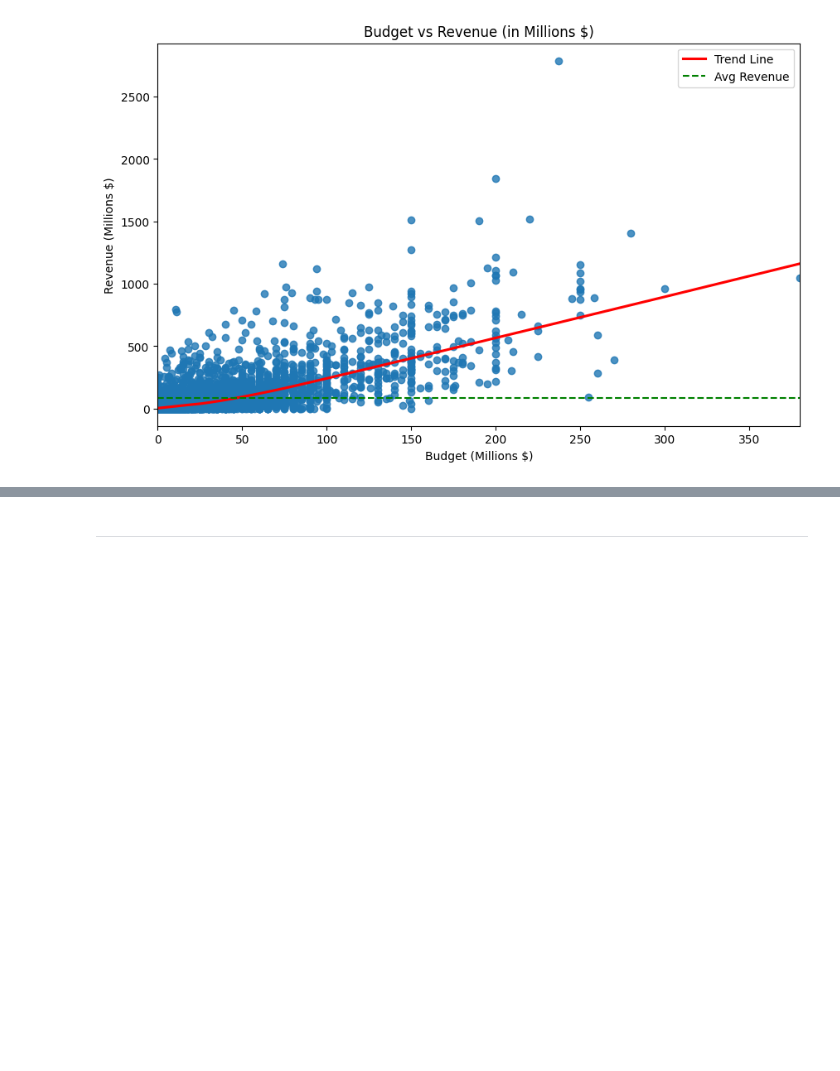
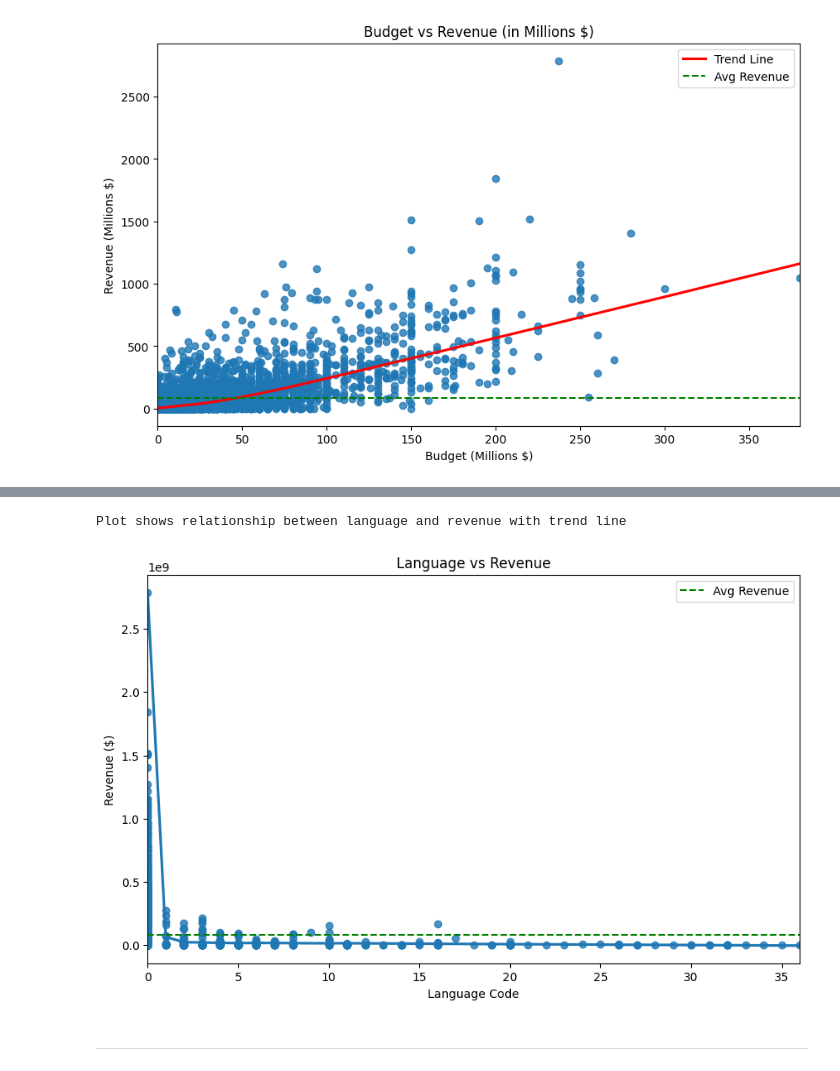
Before and after one commit to Agnieszkalukasiak/Film_Hit_prediction, a Jupyter notebook: jupyter_notebooks/Film_success_study.ipynb, the cells around one changed output, grey strips where cells are left out. Drawn from its saved outputs; the diff is of its cells as text; code cells hidden in the pictures; blank space fills up the shorter version.

```diff
--- a/jupyter_notebooks/Film_success_study.ipynb
+++ b/jupyter_notebooks/Film_success_study.ipynb
@@ -205,3 +278,19 @@ Plot shows scatter points, trend line (red), and average revenue line (green)
+# %%
+import matplotlib.pyplot as plt
+import seaborn as sns
+
+# Create scatterplot with regression line for languages
+plt.figure(figsize=(10, 6))
+sns.regplot(data=df_movies, x='language_encoded', y='revenue', scatter=True, lowess=True)
+plt.title('Language vs Revenue')
+plt.xlabel('Language Code')
+plt.ylabel('Revenue ($)')
+plt.axhline(y=df_movies['revenue'].mean(), color='green', linestyle='--', label='Avg Revenue')
+plt.legend()
+print("Plot shows relationship between language and revenue with trend line")
+# %% [output]
+Plot shows relationship between language and revenue with trend line
+[figure, added]
 # %% [markdown]
 ---
 # %% [markdown]
```
Also changed, not shown: parts of 9 cells of this notebook, 2 other files.
